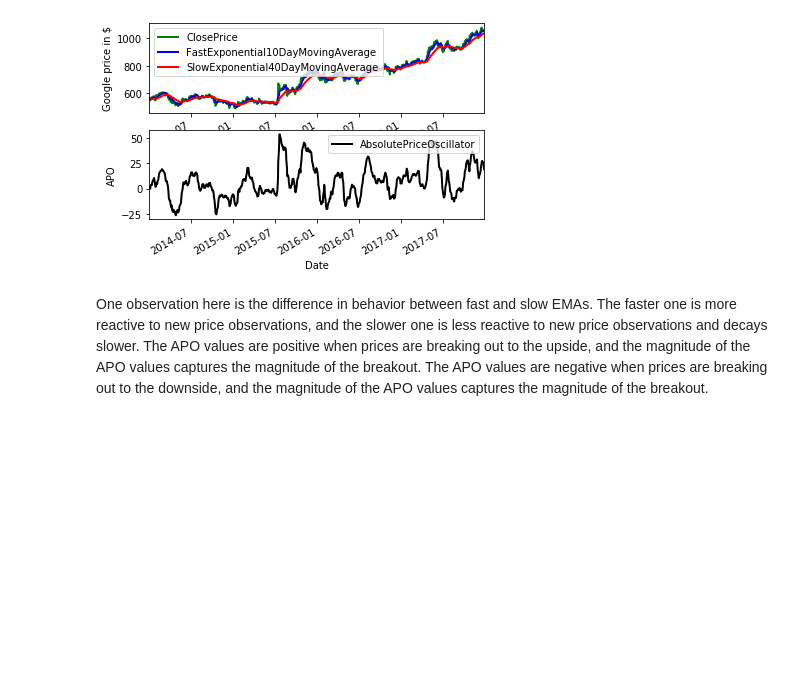
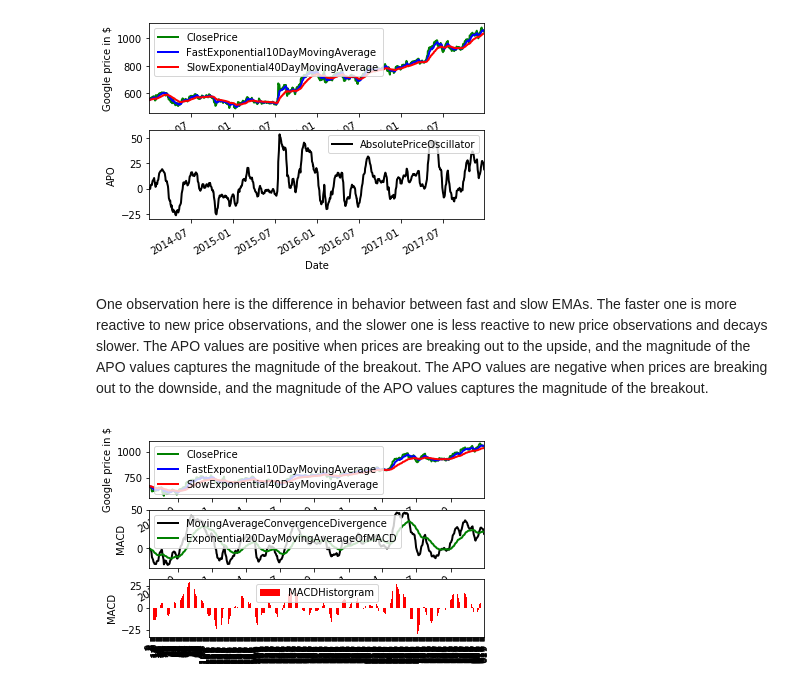
Before and after one commit to FriendlyUser/finance-notebooks, a Jupyter notebook: Stock_algorithms.ipynb, the cells around one changed output. Cells and saved outputs as stored; diff of their text form; code cells hidden in the pictures; blank space fills up the shorter version.

```diff
--- a/Stock_algorithms.ipynb
+++ b/Stock_algorithms.ipynb
@@ -228,3 +228,101 @@ price observations and decays slower. The APO values are positive when prices ar
 breaking out to the upside, and the magnitude of the APO values captures the magnitude
 of the breakout. The APO values are negative when prices are breaking out to the
 downside, and the magnitude of the APO values captures the magnitude of the breakout.
+# %%
+import pandas as pd
+
+from pandas_datareader import data
+
+start_date = '2014-01-01'
+end_date = '2018-01-01'
+SRC_DATA_FILENAME = 'goog_data.pkl'
+
+try:
+  goog_data2 = pd.read_pickle(SRC_DATA_FILENAME)
+except FileNotFoundError:
+  goog_data2 = data.DataReader('GOOG', 'yahoo', start_date, end_date)
+  goog_data2.to_pickle(SRC_DATA_FILENAME)
+
+goog_data = goog_data2.tail(620)
+
+close = goog_data['Close']
+
+'''
+The Moving Average Convergence Divergence
+ (MACD) was developed by Gerald Appel, and is based on the differences
+ between two moving averages of different lengths, a Fast and a Slow moving
+ average. A second line, called the Signal line is plotted as a moving
+ average of the MACD. A third line, called the MACD Histogram is
+ optionally plotted as a histogram of the difference between the
+ MACD and the Signal Line.
+ MACD = FastMA - SlowMA
+Where:
+FastMA is the shorter moving average and SlowMA is the longer moving average.
+SignalLine = MovAvg (MACD)
+MACD Histogram = MACD - SignalLine
+ '''
+num_periods_fast = 10 # fast EMA time period
+K_fast = 2 / (num_periods_fast + 1) # fast EMA smoothing factor
+ema_fast = 0
+num_periods_slow = 40 # slow EMA time period
+K_slow = 2 / (num_periods_slow + 1) # slow EMA smoothing factor
+ema_slow = 0
+num_periods_macd = 20 # MACD EMA time period
+K_macd = 2 / (num_periods_macd + 1) # MACD EMA smoothing factor
+ema_macd = 0
+
+ema_fast_values = [] # track fast EMA values for visualization purposes
+ema_slow_values = [] # track slow EMA values for visualization purposes
+macd_values = [] # track MACD values for visualization purposes
+macd_signal_values = [] # MACD EMA values tracker
+macd_historgram_values = [] # MACD - MACD-EMA
+for close_price in close:
+  if (ema_fast == 0): # first observation
+    ema_fast = close_price
+    ema_slow = close_price
+  else:
+    ema_fast = (close_price - ema_fast) * K_fast + ema_fast
+    ema_slow = (close_price - ema_slow) * K_slow + ema_slow
+
+  ema_fast_values.append(ema_fast)
+  ema_slow_values.append(ema_slow)
+
+  macd = ema_fast - ema_slow # MACD is fast_MA - slow_EMA
+  if ema_macd == 0:
+    ema_macd = macd
+  else:
+    ema_macd = (macd - ema_macd) * K_slow + ema_macd # signal is EMA of MACD values
+
+  macd_values.append(macd)
+  macd_signal_values.append(ema_macd)
+  macd_historgram_values.append(macd - ema_macd)
+
+goog_data = goog_data.assign(ClosePrice=pd.Series(close, index=goog_data.index))
+goog_data = goog_data.assign(FastExponential10DayMovingAverage=pd.Series(ema_fast_values, index=goog_data.index))
+goog_data = goog_data.assign(SlowExponential40DayMovingAverage=pd.Series(ema_slow_values, index=goog_data.index))
+goog_data = goog_data.assign(MovingAverageConvergenceDivergence=pd.Series(macd_values, index=goog_data.index))
+goog_data = goog_data.assign(Exponential20DayMovingAverageOfMACD=pd.Series(macd_signal_values, index=goog_data.index))
+goog_data = goog_data.assign(MACDHistorgram=pd.Series(macd_historgram_values, index=goog_data.index))
+
+close_price = goog_data['ClosePrice']
+ema_f = goog_data['FastExponential10DayMovingAverage']
+ema_s = goog_data['SlowExponential40DayMovingAverage']
+macd = goog_data['MovingAverageConvergenceDivergence']
+ema_macd = goog_data['Exponential20DayMovingAverageOfMACD']
+macd_histogram = goog_data['MACDHistorgram']
+
+import matplotlib.pyplot as plt
+
+fig = plt.figure()
+ax1 = fig.add_subplot(311, ylabel='Google price in $')
+close_price.plot(ax=ax1, color='g', lw=2., legend=True)
+ema_f.plot(ax=ax1, color='b', lw=2., legend=True)
+ema_s.plot(ax=ax1, color='r', lw=2., legend=True)
+ax2 = fig.add_subplot(312, ylabel='MACD')
+macd.plot(ax=ax2, color='black', lw=2., legend=True)
+ema_macd.plot(ax=ax2, color='g', lw=2., legend=True)
+ax3 = fig.add_subplot(313, ylabel='MACD')
+macd_histogram.plot(ax=ax3, color='r', kind='bar', legend=True, use_index=False)
+plt.show()
+# %% [output]
+[figure, added]
```
Also changed, not shown: parts of 6 cells of this notebook.
